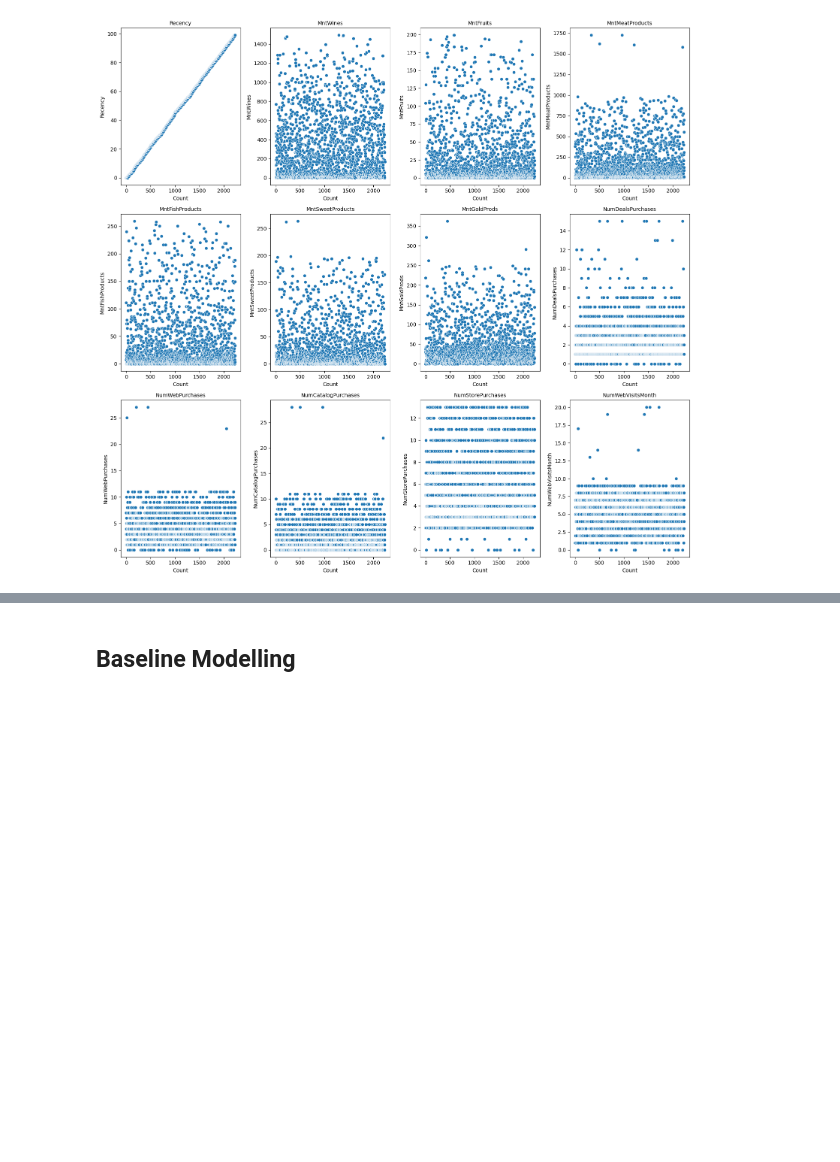
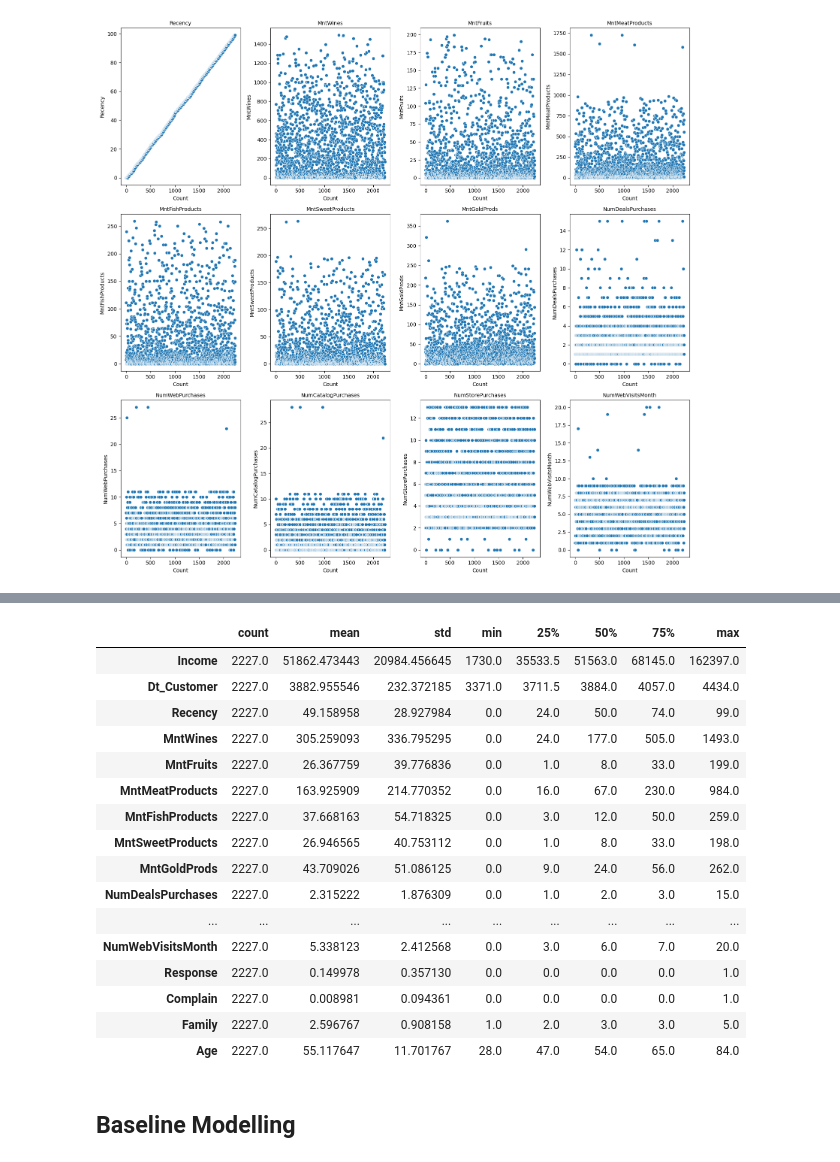
Before and after one commit to Jcaguilar18/labex2_ml, a Jupyter notebook: Aguilar_Luces_LabEx2.ipynb, the cells around one changed output, grey strips where cells are left out. Drawn from its saved outputs; the diff is of its cells as text; code cells hidden in the pictures; blank space fills up the shorter version.

```diff
--- a/Aguilar_Luces_LabEx2.ipynb
+++ b/Aguilar_Luces_LabEx2.ipynb
@@ -449,2 +437,22 @@ df['Dt_Customer'] = (datetime.today() - df['Dt_Customer']).dt.days
+# %%
+df.describe().T
+# %% [output]
+|  | count | mean | std | min | 25% | 50% | 75% | max |
+| Income | 2227.0 | 51862.473443 | 20984.456645 | 1730.0 | 35533.5 | 51563.0 | 68145.0 | 162397.0 |
+| Dt_Customer | 2227.0 | 3882.955546 | 232.372185 | 3371.0 | 3711.5 | 3884.0 | 4057.0 | 4434.0 |
+| Recency | 2227.0 | 49.158958 | 28.927984 | 0.0 | 24.0 | 50.0 | 74.0 | 99.0 |
+| MntWines | 2227.0 | 305.259093 | 336.795295 | 0.0 | 24.0 | 177.0 | 505.0 | 1493.0 |
+| MntFruits | 2227.0 | 26.367759 | 39.776836 | 0.0 | 1.0 | 8.0 | 33.0 | 199.0 |
+| MntMeatProducts | 2227.0 | 163.925909 | 214.770352 | 0.0 | 16.0 | 67.0 | 230.0 | 984.0 |
+| MntFishProducts | 2227.0 | 37.668163 | 54.718325 | 0.0 | 3.0 | 12.0 | 50.0 | 259.0 |
+| MntSweetProducts | 2227.0 | 26.946565 | 40.753112 | 0.0 | 1.0 | 8.0 | 33.0 | 198.0 |
+| MntGoldProds | 2227.0 | 43.709026 | 51.086125 | 0.0 | 9.0 | 24.0 | 56.0 | 262.0 |
+| NumDealsPurchases | 2227.0 | 2.315222 | 1.876309 | 0.0 | 1.0 | 2.0 | 3.0 | 15.0 |
+| ... | ... | ... | ... | ... | ... | ... | ... | ... |
+| NumWebVisitsMonth | 2227.0 | 5.338123 | 2.412568 | 0.0 | 3.0 | 6.0 | 7.0 | 20.0 |
+| Response | 2227.0 | 0.149978 | 0.357130 | 0.0 | 0.0 | 0.0 | 0.0 | 1.0 |
+| Complain | 2227.0 | 0.008981 | 0.094361 | 0.0 | 0.0 | 0.0 | 0.0 | 1.0 |
+| Family | 2227.0 | 2.596767 | 0.908158 | 1.0 | 2.0 | 3.0 | 3.0 | 5.0 |
+| Age | 2227.0 | 55.117647 | 11.701767 | 28.0 | 47.0 | 54.0 | 65.0 | 84.0 |
 # %% [markdown]
 ## Baseline Modelling
```
Also changed, not shown: parts of 37 cells of this notebook.
